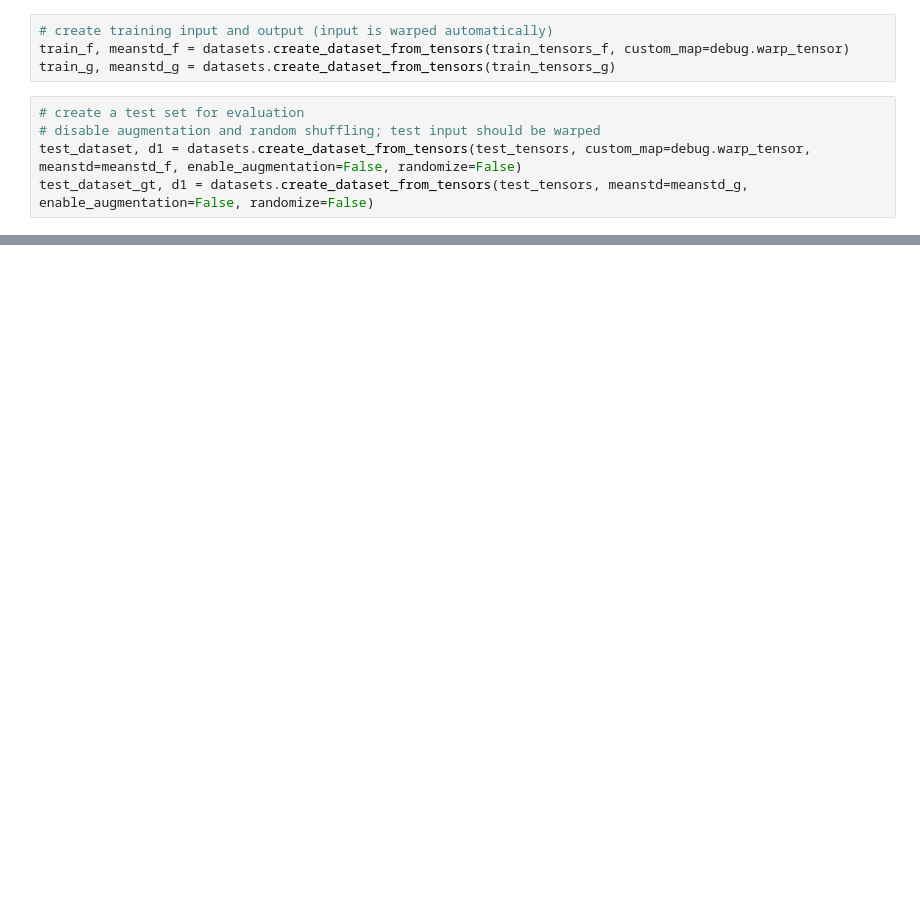
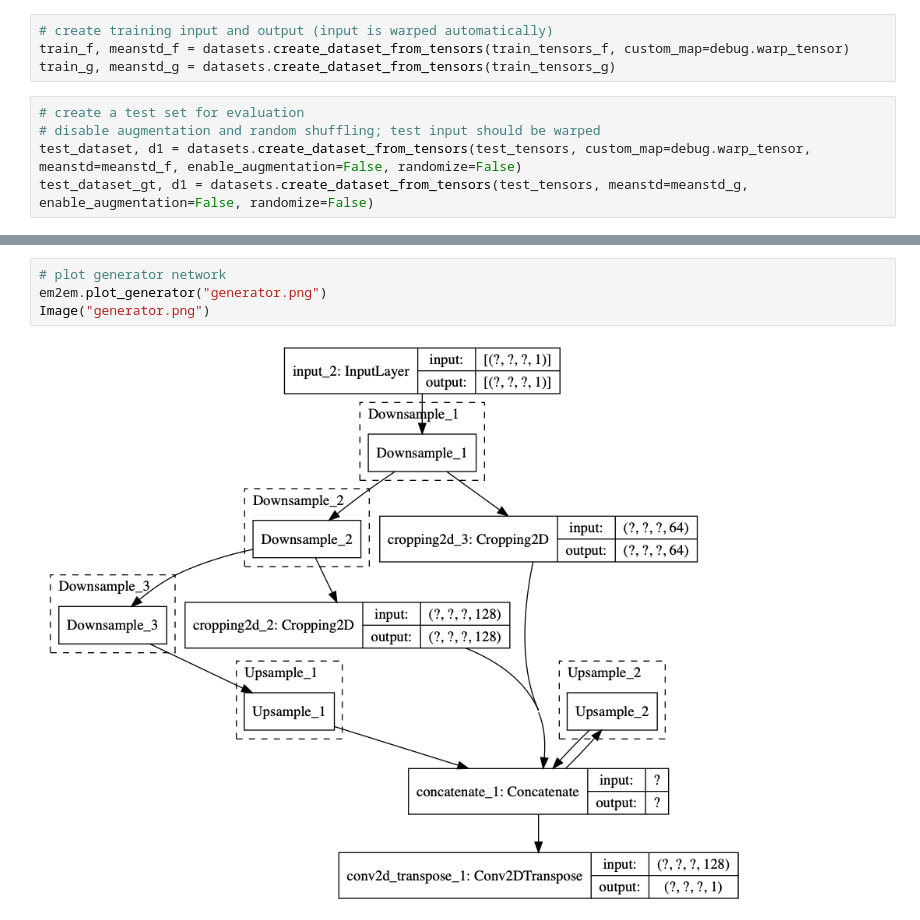
Before and after one commit to janelia-flyem/transfer_em, a Jupyter notebook: examples/simple_training.ipynb, the cells around one changed output, grey strips where cells are left out. Drawn from its saved outputs; the diff is of its cells as text; blank space fills up the shorter version.

```diff
--- a/examples/simple_training.ipynb
+++ b/examples/simple_training.ipynb
@@ -44,3 +49,9 @@ em2em = EM2EM(128, "example2d", is3d=False)
+# %%
+# plot generator network
+em2em.plot_generator("generator.png")
+Image("generator.png")
+# %% [output]
+[figure, added]
 # %%
 # train for 5 EPOCHS
 em2em.train(train_f, train_g, 5, 0, True, sample, sample_gt, num_samples=512//64)
```
Also changed, not shown: parts of 6 cells of this notebook, 4 other files.
